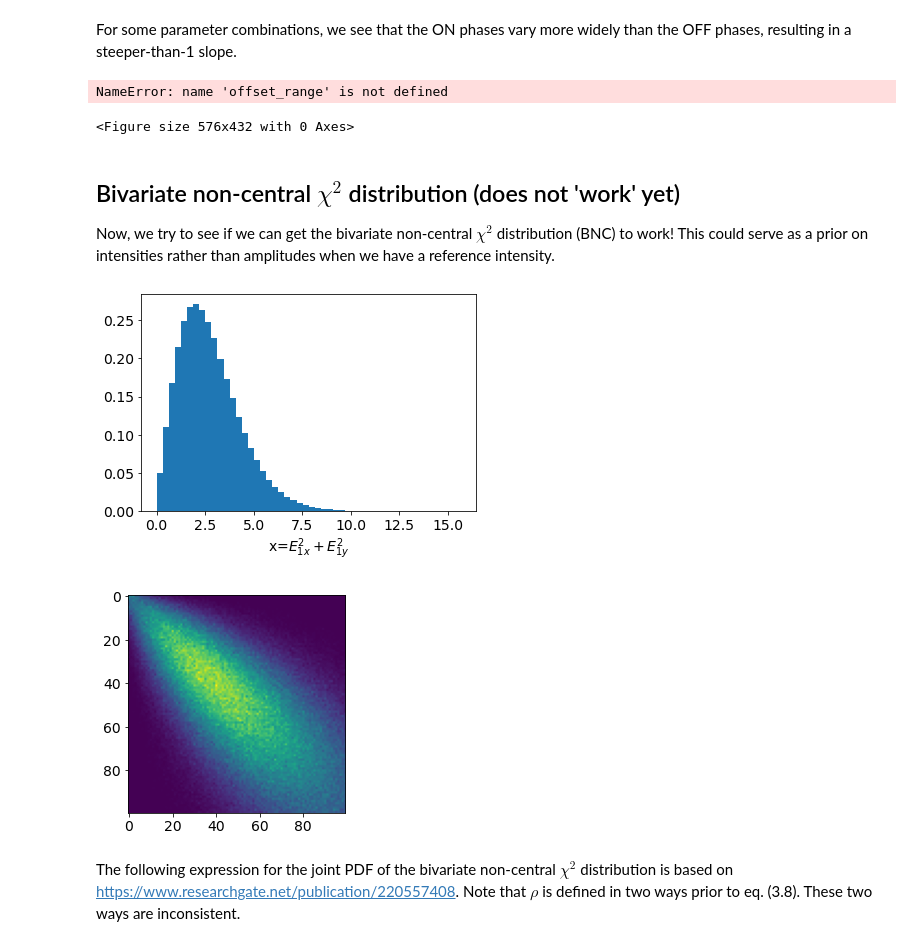
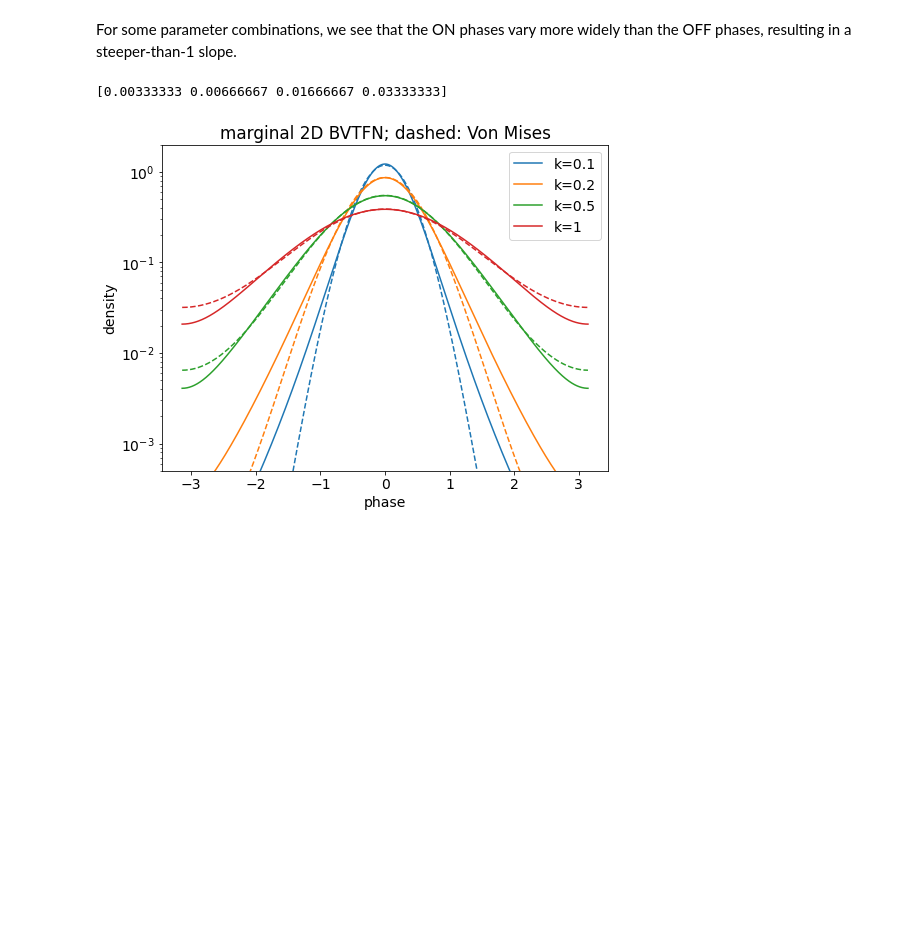
Before and after one commit to Hekstra-Lab/dw, a Jupyter notebook: 6 Bivariate_priors_tidy.ipynb, the cells around one changed output. Drawn from its saved outputs; the diff is of its cells as text; code cells hidden in the pictures; blank space fills up the shorter version.

```diff
--- a/6 Bivariate_priors_tidy.ipynb
+++ b/6 Bivariate_priors_tidy.ipynb
@@ -699,29 +672,26 @@ For some parameter combinations, we see that the ON phases vary more widely than
 # %%
 rho=0.9
 plt.figure(figsize=(8,6))
 
 k_range  = [0.1,  0.2, 0.5, 1]#,  2,  4,  8]
 kp_range = [0.11,  0.2, 0.45, 0.8] #,1.5,3.2,7]
-# offset_range = np.array([k/30 for k in k_range])
+offset_range = np.array([k/30 for k in k_range])
 print(offset_range)
 for i in range(len(k_range)):
     k  = k_range[ i]
     kp = kp_range[i]
     offset = offset_range[i]
     cov = k*np.array([[1,rho],[rho,1]])
-#     result = BVTFST(y_in,cov,mu=0,nu=0,df=8)
-    result = BTFN(y_in,cov,mu=0,nu=0)
+    result = bivariate_tools.BVTFST(y_in,cov,mu=0,nu=0,df=8)
+#     result = bivariate_tools.BTFN(y_in,cov,mu=0,nu=0)
 #     result = offset/(2*np.pi) + (1-offset)*result
     p = plt.plot(xbase, np.sum((2*np.pi/ny)*result.reshape(nx,ny),axis=1),label=f"k={k}")
     plt.plot(xbase, vonmises.pdf(xbase,kappa=1/kp,loc=0),color=p[0].get_color(),linestyle='dashed')
 yl=plt.ylim()
 plt.legend(); plt.ylabel("density"); plt.xlabel("phase"); plt.title(r"marginal 2D BVTFN; dashed: Von Mises")
 plt.ylim((0,1.02*yl[1]))
 plt.yscale("log"); plt.ylim([0.0005,2])
 plt.show()
 # %% [output]
-NameError: name 'offset_range' is not defined
+[0.00333333 0.00666667 0.01666667 0.03333333]
-<Figure size 576x432 with 0 Axes>
+[figure, added]
-# %% [markdown]
-## Bivariate non-central $\chi^2$ distribution (does not 'work' yet)
-Now, we try to see if we can get the bivariate non-central $\chi^2$ distribution (BNC) to work! This could serve as a prior on intensities rather than amplitudes when we have a reference intensity.
@@ -741,15 +697,0 @@ y=vals[:,1]**2 + vals[:,3]**2
-# %%
-plt.hist(x,density=True,bins=50)
-plt.xlabel(r"x=$E_{1x}^2+E_{1y}^2$")
-plt.show()
-
-xedges = np.linspace(0,4,101)
-yedges = np.linspace(0,4,101)
-Hx_emp, xedges, yedges = np.histogram2d(x, y, bins=(xedges, yedges),density=True)
-plt.imshow(Hx_emp)
-plt.show()
-# %% [output]
-[figure, removed]
-[figure, removed]
-# %% [markdown]
-The following expression for the joint PDF of the bivariate non-central $\chi^2$ distribution is based on https://www.researchgate.net/publication/220557408. Note that $\rho$ is defined in two ways prior to eq. (3.8). These two ways are inconsistent.
```
Also changed, not shown: parts of 23 cells of this notebook, 7 other files.
